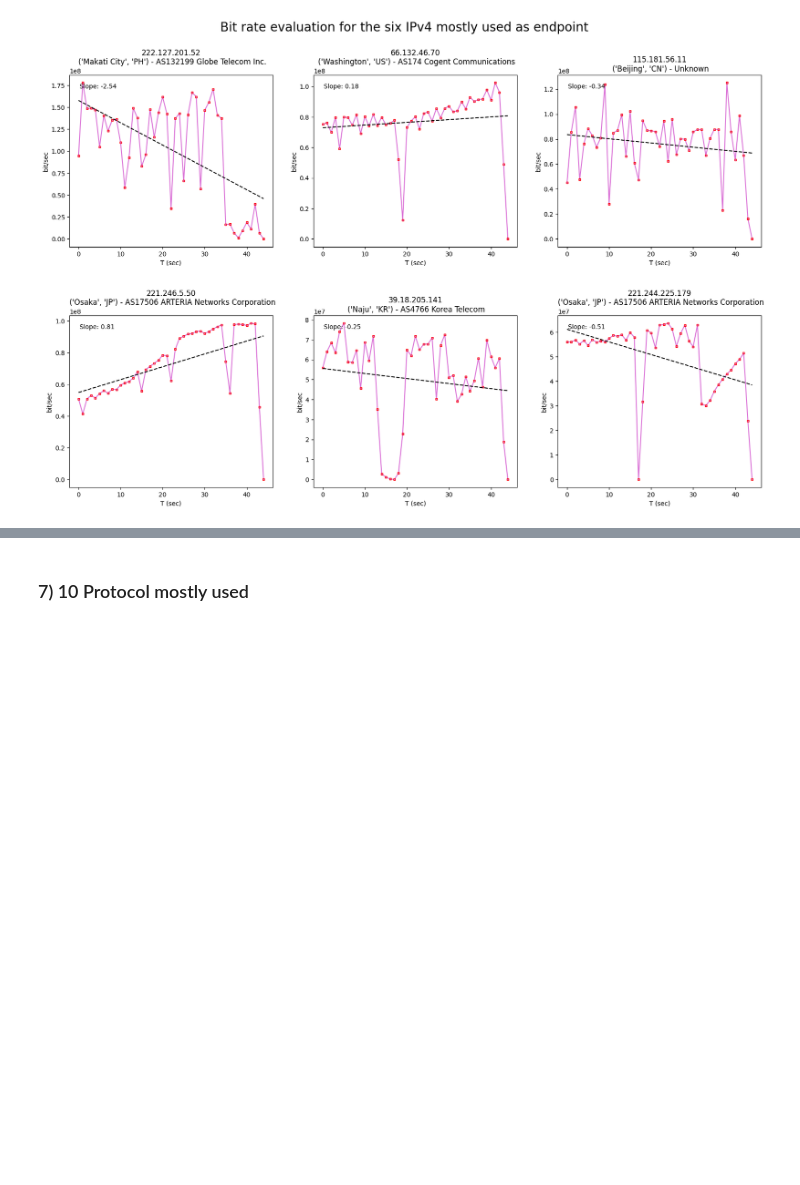
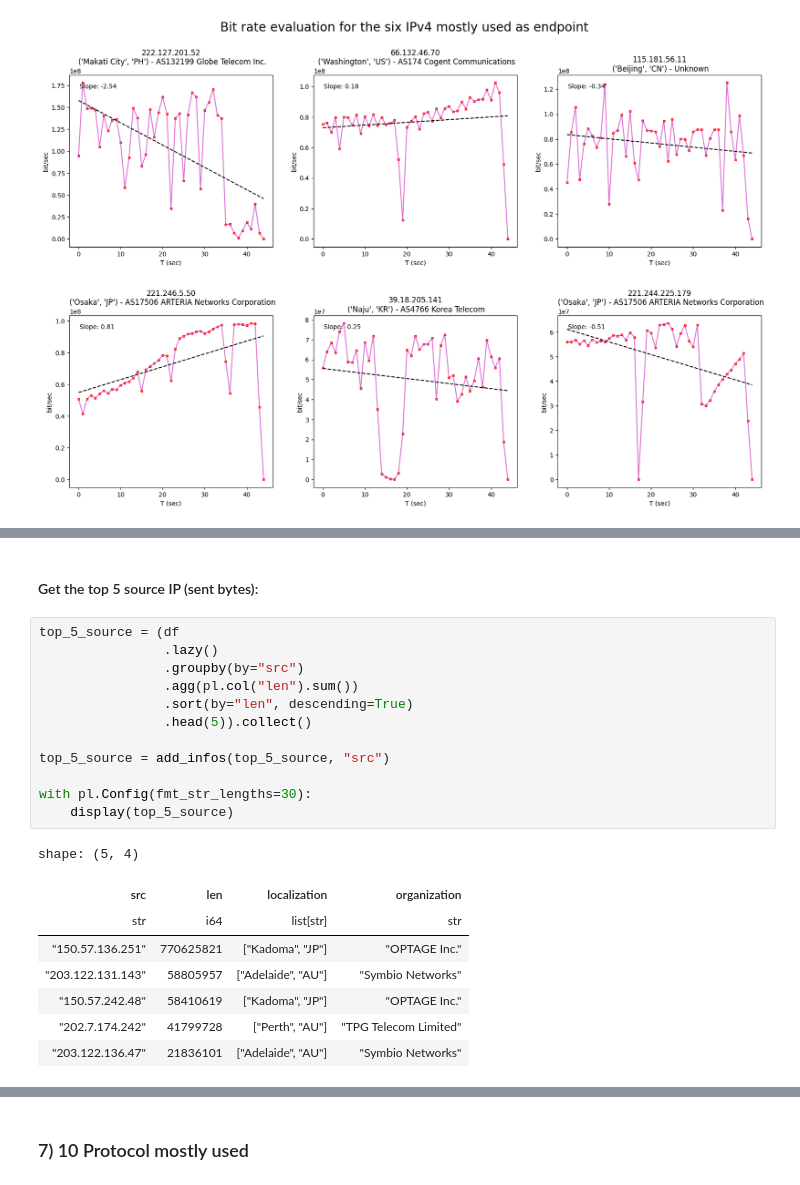
Before and after one commit to JRhin/pcap-analysis, a Jupyter notebook: main_notebook.ipynb, the cells around one changed output, grey strips where cells are left out. Cells and saved outputs as stored; diff of their text form; blank space fills up the shorter version.

```diff
--- a/main_notebook.ipynb
+++ b/main_notebook.ipynb
@@ -255,0 +317,23 @@ plt.show()
+# %% [markdown]
+#### Get the top 5 source IP (sent bytes):
+# %%
+top_5_source = (df
+                .lazy()
+                .groupby(by="src")
+                .agg(pl.col("len").sum())
+                .sort(by="len", descending=True)
+                .head(5)).collect()
+
+top_5_source = add_infos(top_5_source, "src")
+
+with pl.Config(fmt_str_lengths=30):
+    display(top_5_source)
+# %% [output]
+shape: (5, 4)
+| src | len | localization | organization |
+| str | i64 | list[str] | str |
+| "150.57.136.251" | 770625821 | ["Kadoma", "JP"] | "OPTAGE Inc." |
+| "203.122.131.143" | 58805957 | ["Adelaide", "AU"] | "Symbio Networks" |
+| "150.57.242.48" | 58410619 | ["Kadoma", "JP"] | "OPTAGE Inc." |
+| "202.7.174.242" | 41799728 | ["Perth", "AU"] | "TPG Telecom Limited" |
+| "203.122.136.47" | 21836101 | ["Adelaide", "AU"] | "Symbio Networks" |
```
Also changed, not shown: parts of 15 cells of this notebook.
